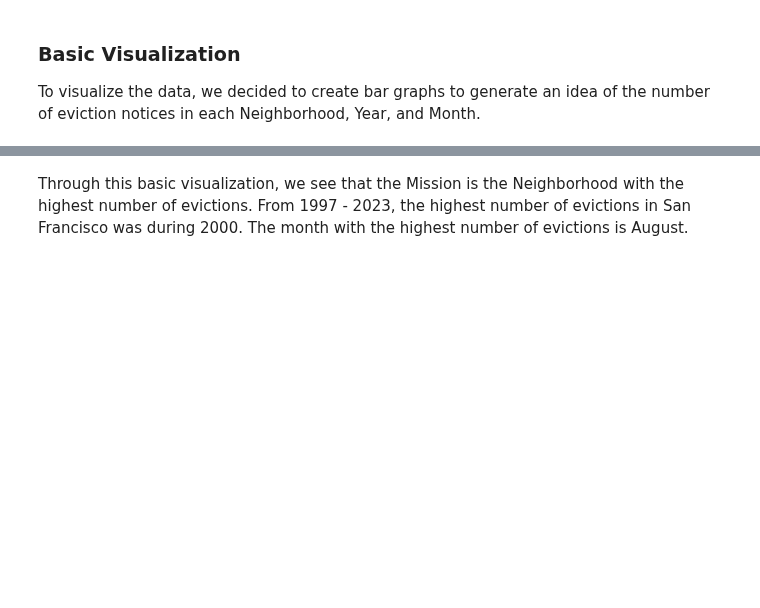
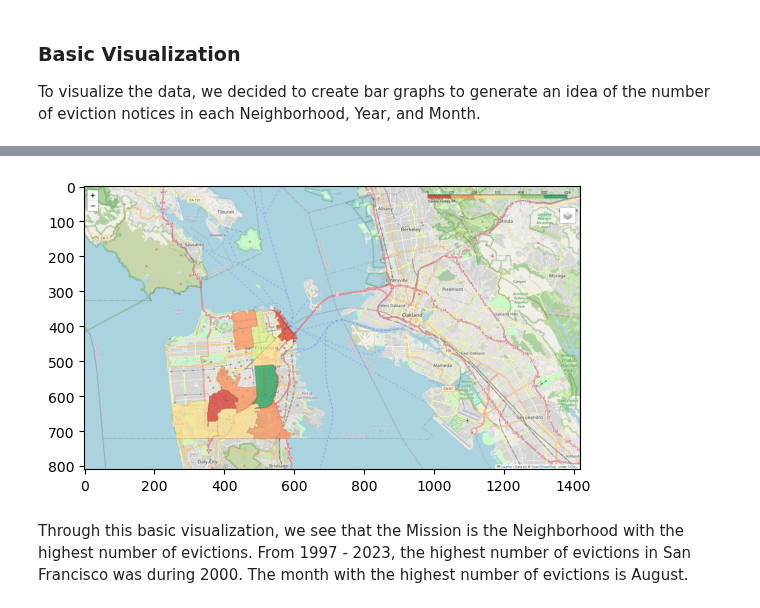
Before and after one commit to UCB-stat-159-s23/project-Group26, a Jupyter notebook: main.ipynb, the cells around one changed output, grey strips where cells are left out. Saved outputs shown, nothing was run; the diff lists cells and outputs as text; code cells hidden in the pictures; blank space fills up the shorter version.

```diff
--- a/main.ipynb
+++ b/main.ipynb
@@ -59,3 +61,9 @@ ul.get_count_plot(sample, 'year')
+# %%
+image = mpimg.imread("figs/counts_map.png")
+plt.imshow(image)
+plt.show()
+# %% [output]
+[figure, added]
 # %% [markdown]
 Through this basic visualization, we see that the Mission is the Neighborhood with the highest number of evictions. From 1997 - 2023, the highest number of evictions in San Francisco was during 2000. The month with the highest number of evictions is August.
 # %%
```
Also changed, not shown: parts of 5 cells of this notebook.
